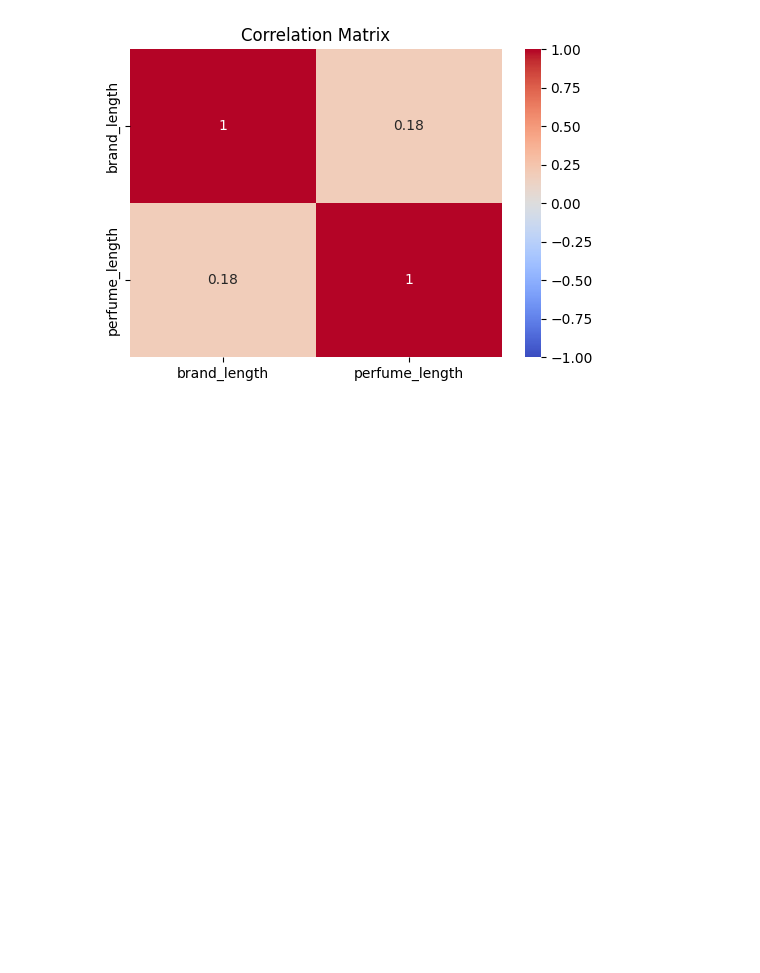
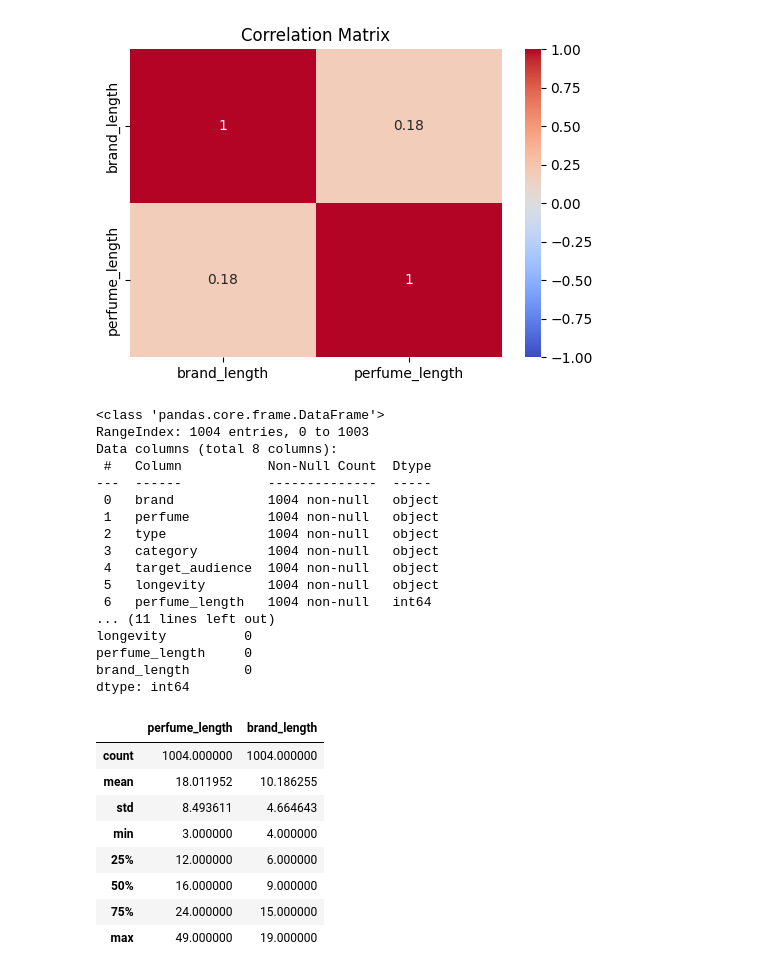
Before and after one commit to EfrantEmmanuelG/71230973-Tugas1, a Jupyter notebook: eda-parfume-efrant-71230973.ipynb, the cells around one changed output. Saved outputs shown, nothing was run; the diff lists cells and outputs as text; code cells hidden in the pictures; blank space fills up the shorter version.

```diff
--- a/eda-parfume-efrant-71230973.ipynb
+++ b/eda-parfume-efrant-71230973.ipynb
@@ -181,3 +181,37 @@ plt.title("Correlation Matrix")
 plt.show()
 # %% [output]
 [figure]
+# %%
+df.info()
+
+print("\nJumlah nilai kosong per kolom:\n")
+print(df.isnull().sum())
+
+df.describe()
+# %% [output]
+<class 'pandas.core.frame.DataFrame'>
+RangeIndex: 1004 entries, 0 to 1003
+Data columns (total 8 columns):
+ #   Column           Non-Null Count  Dtype
+---  ------           --------------  -----
+ 0   brand            1004 non-null   object
+ 1   perfume          1004 non-null   object
+ 2   type             1004 non-null   object
+ 3   category         1004 non-null   object
+ 4   target_audience  1004 non-null   object
+ 5   longevity        1004 non-null   object
+ 6   perfume_length   1004 non-null   int64
+... (11 lines left out)
+longevity          0
+perfume_length     0
+brand_length       0
+dtype: int64
+|  | perfume_length | brand_length |
+| count | 1004.000000 | 1004.000000 |
+| mean | 18.011952 | 10.186255 |
+| std | 8.493611 | 4.664643 |
+| min | 3.000000 | 4.000000 |
+| 25% | 12.000000 | 6.000000 |
+| 50% | 16.000000 | 9.000000 |
+| 75% | 24.000000 | 15.000000 |
+| max | 49.000000 | 19.000000 |
```
Also changed, not shown: parts of 6 cells of this notebook.
